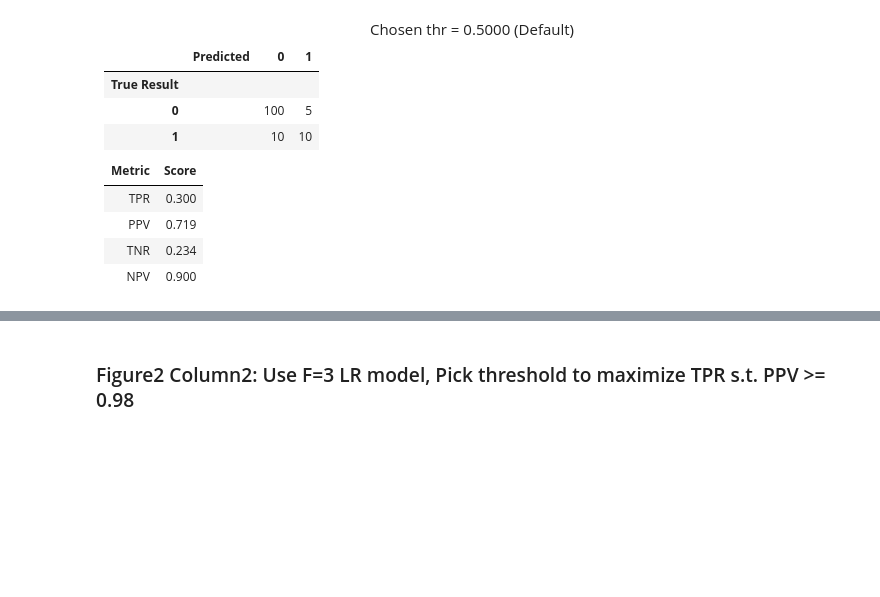
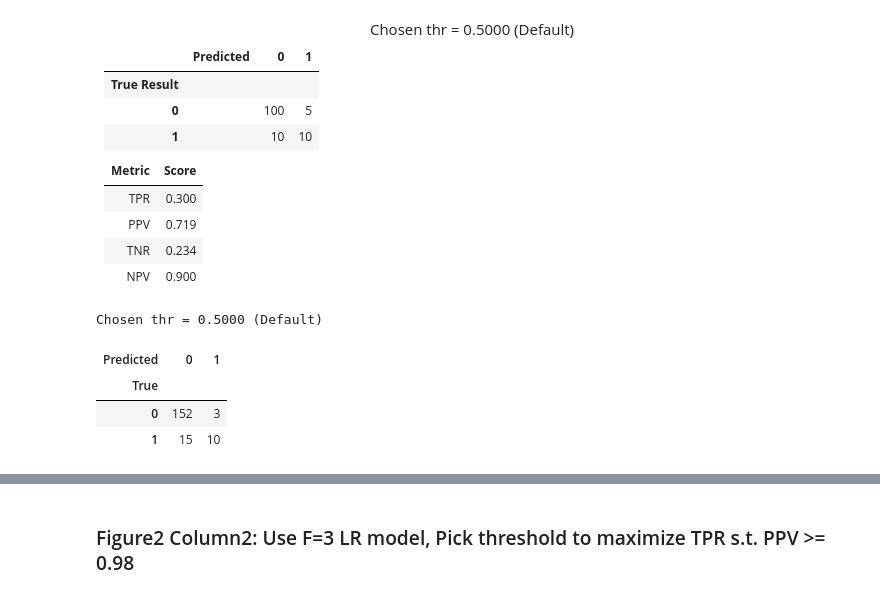
Before and after one commit to kamibrumi/comp135-intro-to-ml, a Jupyter notebook: hw2/hw2_notebook.ipynb, the cells around one changed output, grey strips where cells are left out. Drawn from its saved outputs; the diff is of its cells as text; code cells hidden in the pictures; blank space fills up the shorter version.

```diff
--- a/hw2/hw2_notebook.ipynb
+++ b/hw2/hw2_notebook.ipynb
@@ -467,3 +473,12 @@ A sample output looks like this:
 |PPV  |0.719|
 |TNR  |0.234|
 |NPV  |0.900|
+# %%
+print("Chosen thr = 0.5000 (Default)")
+calc_confusion_matrix_for_probas_and_threshold(y_te_N, bestlrF3_yproba1_te_N, 0.5)
+# %% [output]
+Chosen thr = 0.5000 (Default)
+| Predicted | 0 | 1 |
+| True |  |  |
+| 0 | 152 | 3 |
+| 1 | 15 | 10 |
```
Also changed, not shown: parts of 8 cells of this notebook.
